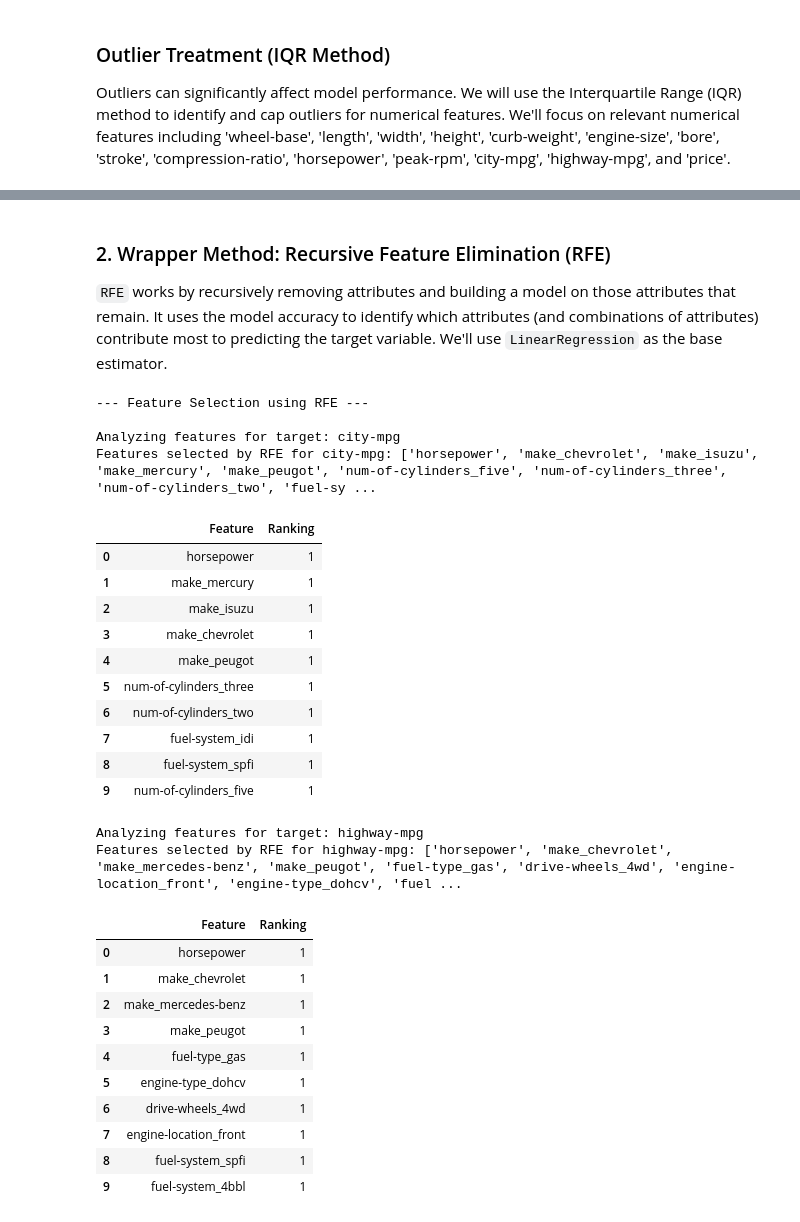
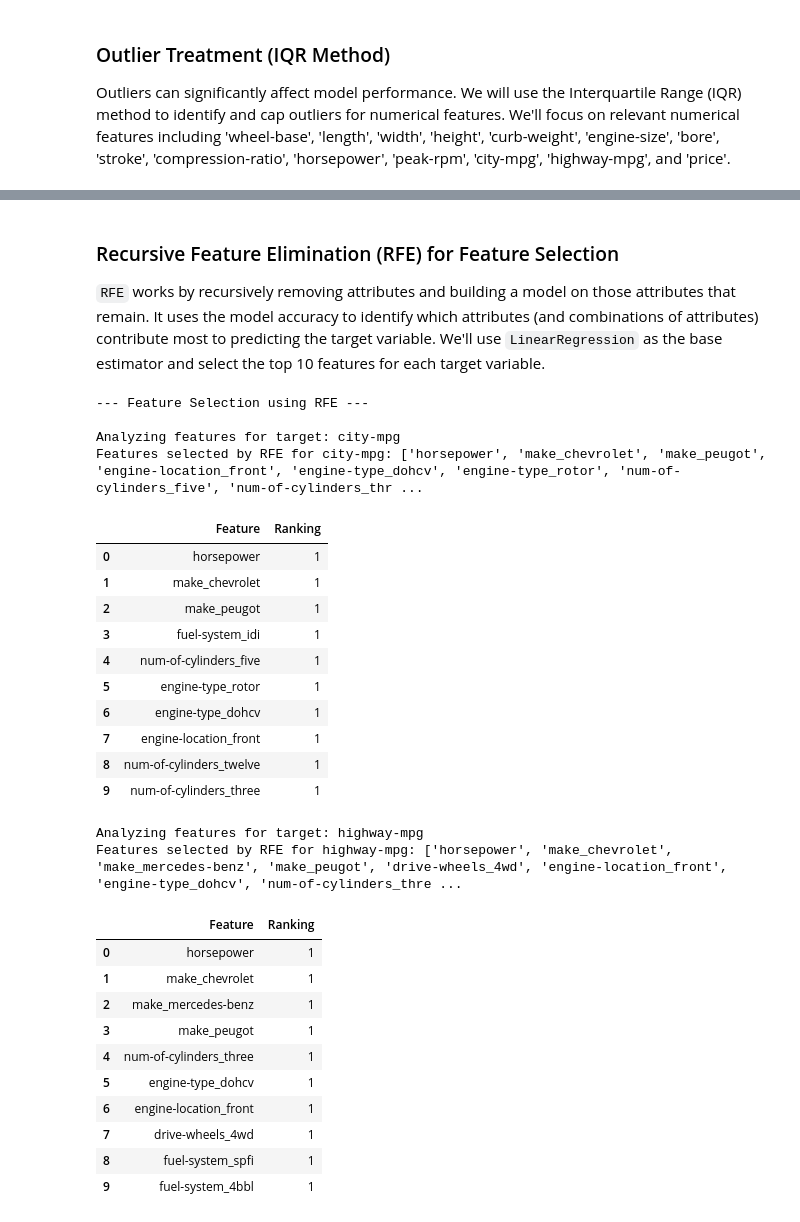
Before and after one commit to naimurrahmansaadi21204187/Predicting-Car-MPG, a Jupyter notebook: Predicting_Car_MPG.ipynb, the cells around one changed output, grey strips where cells are left out. Drawn from its saved outputs; the diff is of its cells as text; code cells hidden in the pictures.

```diff
--- a/Predicting_Car_MPG.ipynb
+++ b/Predicting_Car_MPG.ipynb
@@ -117,16 +124,19 @@ Many columns like 'num-of-doors', 'bore', 'stroke', 'horsepower', 'peak-rpm', an
 # Replace '?' with np.nan across the DataFrame
 df = df.replace('?', np.nan)
 
-# Convert 'num-of-doors' from word to numeric, handling potential NaNs
-df['num-of-doors'] = df['num-of-doors'].astype(str) # Ensure it's string type for .str methods
-df['num-of-doors'] = df['num-of-doors'].str.strip().str.lower() # Clean strings
-df['num-of-doors'] = df['num-of-doors'].replace({'two': '2', 'four': '4'}) # Replace words with string numbers
-df['num-of-doors'] = pd.to_numeric(df['num-of-doors'], errors='coerce') # Convert to numeric
+# The user specified 'num-of-doors' should not be a feature.
+# Since it was previously identified as a categorical feature, and now explicitly excluded,
+# we will drop it from the DataFrame.
+if 'num-of-doors' in df.columns:
+    df = df.drop(columns=['num-of-doors'])
+    print("Dropped 'num-of-doors' column as it should not be used as a feature.")
 
 # Convert other specified columns to numeric, coercing errors to NaN
+# 'price' is kept and converted to numeric as it's a potential target variable, not a feature.
 numeric_cols_to_convert = ['bore', 'stroke', 'horsepower', 'peak-rpm', 'price']
 for col in numeric_cols_to_convert:
-    df[col] = pd.to_numeric(df[col], errors='coerce')
+    if col in df.columns: # Ensure column exists before attempting conversion
+        df[col] = pd.to_numeric(df[col], errors='coerce')
 
 print("Missing values '?' replaced with NaN and data types converted.")
 display(df.info())
@@ -250,7 +210,8 @@ Now that the data is cleaned, we will perform feature selection to identify the
 # %%
 # Define features (X) and target variables (y)
+# 'num-of-doors' was dropped earlier and 'price' is not considered a feature for MPG prediction
 feature_cols = [
-    'make', 'fuel-type', 'aspiration', 'num-of-doors', 'body-style',
+    'make', 'fuel-type', 'aspiration', 'body-style',
     'drive-wheels', 'engine-location', 'engine-type', 'num-of-cylinders',
     'fuel-system', 'bore', 'stroke', 'horsepower', 'peak-rpm'
 ]
@@ -265,9 +226,10 @@ categorical_features = X.select_dtypes(include='object').columns.tolist()
 
 # Create a preprocessing pipeline for features
 # Use StandardScaler for numerical features and OneHotEncoder for categorical features
+# Add an imputer for numerical features to handle any remaining NaNs during preprocessing
 preprocessor = ColumnTransformer(
     transformers=[
-        ('num', StandardScaler(), numerical_features),
+        ('num', Pipeline(steps=[('imputer', SimpleImputer(strategy='mean')), ('scaler', StandardScaler())]), numerical_features),
         ('cat', OneHotEncoder(handle_unknown='ignore'), categorical_features)
     ])
 
@@ -281,5 +243,5 @@ all_feature_names = numerical_features + encoded_feature_names
 
 print(f"Original features: {len(feature_cols)}")
 print(f"Preprocessed features (after one-hot encoding): {len(all_feature_names)}")
-print("Data preprocessing for feature selection complete.")
+print("Data preprocessing for RFE feature selection complete.")
 # %% [output]
@@ -350,58 +251,66 @@ Top 5 features for highway-mpg by SelectKBest: ['horsepower', 'fuel-system_mpfi'
 # %% [markdown]
-### 2. Wrapper Method: Recursive Feature Elimination (RFE)
-`RFE` works by recursively removing attributes and building a model on those attributes that remain. It uses the model accuracy to identify which attributes (and combinations of attributes) contribute most to predicting the target variable. We'll use `LinearRegression` as the base estimator.
+### Recursive Feature Elimination (RFE) for Feature Selection
+`RFE` works by recursively removing attributes and building a model on those attributes that remain. It uses the model accuracy to identify which attributes (and combinations of attributes) contribute most to predicting the target variable. We'll use `LinearRegression` as the base estimator and select the top 10 features for each target variable.
 # %%
+from sklearn.linear_model import LinearRegression
+from sklearn.feature_selection import RFE
+
 print("\n--- Feature Selection using RFE ---")
 
 # Initialize a base estimator (e.g., Linear Regression)
 estimator = LinearRegression()
+
+rfe_selected_features = {}
+rfe_rankings = {}
 
 for target_var in target_cols:
     print(f"\nAnalyzing features for target: {target_var}")
 
     # Initialize RFE with the estimator and number of features to select
     # Let's select top 10 features for RFE as an example
     rfe_selector = RFE(estimator=estimator, n_features_to_select=10, step=1)
     rfe_selector.fit(X_preprocessed, y[target_var])
 
     # Get selected features
-    selected_rfe_features = [feature for i, feature in enumerate(all_feature_names) if rfe_selector.support_[i]]
+    selected_features_for_target = [feature for i, feature in enumerate(all_feature_names) if rfe_selector.support_[i]]
+    rfe_selected_features[target_var] = selected_features_for_target
 
     # Get feature rankings
-    feature_rankings = pd.DataFrame({
+    feature_rankings_for_target = pd.DataFrame({
         'Feature': all_feature_names,
         'Ranking': rfe_selector.ranking_
     })
-    feature_rankings = feature_rankings.sort_values(by='Ranking', ascending=True).reset_index(drop=True)
+    feature_rankings_for_target = feature_rankings_for_target.sort_values(by='Ranking', ascending=True).reset_index(drop=True)
+    rfe_rankings[target_var] = feature_rankings_for_target
 
-    print(f"Features selected by RFE for {target_var}: {selected_rfe_features}")
-    display(feature_rankings.head(10)) # Display top 10 ranked features
+    print(f"Features selected by RFE for {target_var}: {rfe_selected_features[target_var]}")
+    display(rfe_rankings[target_var].head(10)) # Display top 10 ranked features
 # %% [output]
 --- Feature Selection using RFE ---
 
 Analyzing features for target: city-mpg
-Features selected by RFE for city-mpg: ['horsepower', 'make_chevrolet', 'make_isuzu', 'make_mercury', 'make_peugot', 'num-of-cylinders_five', 'num-of-cylinders_three', 'num-of-cylinders_two', 'fuel-sy ...
+Features selected by RFE for city-mpg: ['horsepower', 'make_chevrolet', 'make_peugot', 'engine-location_front', 'engine-type_dohcv', 'engine-type_rotor', 'num-of-cylinders_five', 'num-of-cylinders_thr ...
 |  | Feature | Ranking |
 | 0 | horsepower | 1 |
-| 1 | make_mercury | 1 |
-| 2 | make_isuzu | 1 |
-| 3 | make_chevrolet | 1 |
-| 4 | make_peugot | 1 |
-| 5 | num-of-cylinders_three | 1 |
-| 6 | num-of-cylinders_two | 1 |
-| 7 | fuel-system_idi | 1 |
-| 8 | fuel-system_spfi | 1 |
-| 9 | num-of-cylinders_five | 1 |
+| 1 | make_chevrolet | 1 |
+| 2 | make_peugot | 1 |
+| 3 | fuel-system_idi | 1 |
+| 4 | num-of-cylinders_five | 1 |
+| 5 | engine-type_rotor | 1 |
+| 6 | engine-type_dohcv | 1 |
+| 7 | engine-location_front | 1 |
+| 8 | num-of-cylinders_twelve | 1 |
+| 9 | num-of-cylinders_three | 1 |
 Analyzing features for target: highway-mpg
-Features selected by RFE for highway-mpg: ['horsepower', 'make_chevrolet', 'make_mercedes-benz', 'make_peugot', 'fuel-type_gas', 'drive-wheels_4wd', 'engine-location_front', 'engine-type_dohcv', 'fuel ...
+Features selected by RFE for highway-mpg: ['horsepower', 'make_chevrolet', 'make_mercedes-benz', 'make_peugot', 'drive-wheels_4wd', 'engine-location_front', 'engine-type_dohcv', 'num-of-cylinders_thre ...
 |  | Feature | Ranking |
 | 0 | horsepower | 1 |
 | 1 | make_chevrolet | 1 |
 | 2 | make_mercedes-benz | 1 |
 | 3 | make_peugot | 1 |
-| 4 | fuel-type_gas | 1 |
+| 4 | num-of-cylinders_three | 1 |
 | 5 | engine-type_dohcv | 1 |
-| 6 | drive-wheels_4wd | 1 |
-| 7 | engine-location_front | 1 |
+| 6 | engine-location_front | 1 |
+| 7 | drive-wheels_4wd | 1 |
 | 8 | fuel-system_spfi | 1 |
 | 9 | fuel-system_4bbl | 1 |
```
Also changed, not shown: parts of 57 cells of this notebook.
